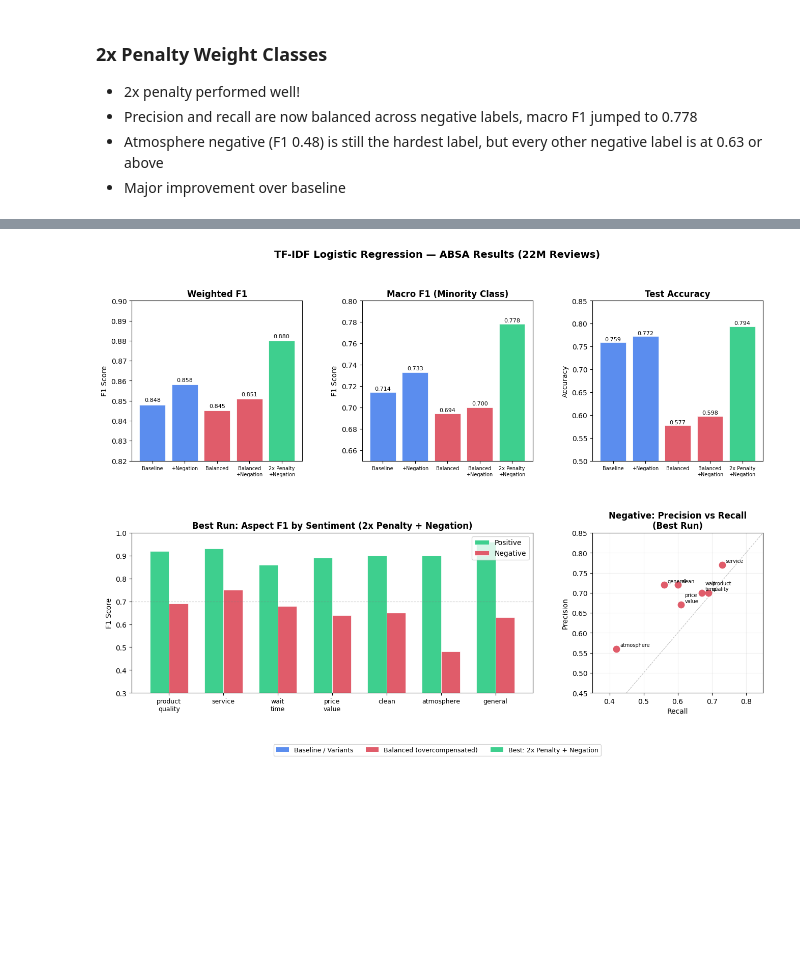
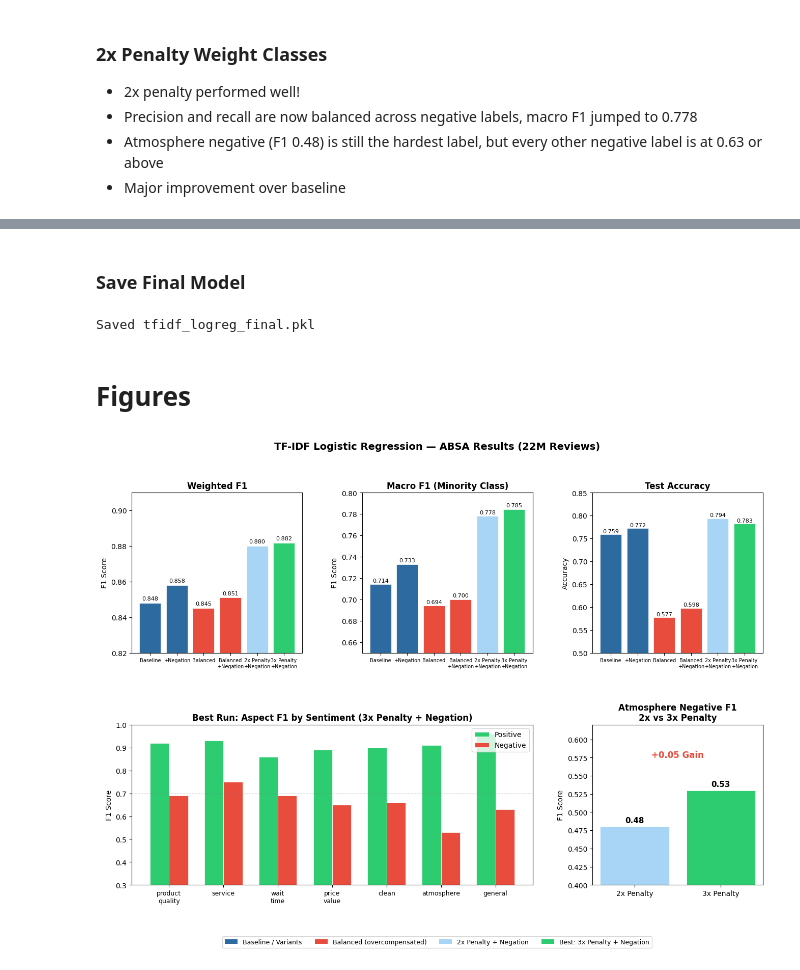
Before and after one commit to zmosDS/google_review_insights, a Jupyter notebook: notebooks/05_model_tfidf.ipynb, the cells around one changed output, grey strips where cells are left out. Cells and saved outputs as stored; diff of their text form; code cells hidden in the pictures; blank space fills up the shorter version.

Commit message:
Add figures, update README, save models
Save models, replace legacy chart files with figures directory, and clean up notebook outputs. Update README with full project results, figures.

```diff
--- a/notebooks/05_model_tfidf.ipynb
+++ b/notebooks/05_model_tfidf.ipynb
@@ -367,18 +444,28 @@ product_quality_positive       0.90      0.94      0.92    699524
+# %% [markdown]
+### Save Final Model
+# %%
+joblib.dump(clf_4, '../models/tfidf_logreg_final.pkl')
+print("Saved tfidf_logreg_final.pkl")
+# %% [output]
+Saved tfidf_logreg_final.pkl
+# %% [markdown]
+# Figures
 # %%
-import matplotlib.pyplot as plt
-import numpy as np
-import matplotlib.gridspec as gridspec
+# Figure 1
+# TF-IDF + LogReg Comparison
 
-runs       = ['Baseline', '+Negation', 'Balanced', 'Balanced\n+Negation', '2x Penalty\n+Negation']
-weighted   = [0.848, 0.858, 0.845, 0.851, 0.880]
-macro      = [0.714, 0.733, 0.694, 0.700, 0.778]
-accuracy   = [0.759, 0.772, 0.577, 0.598, 0.794]
+runs       = ['Baseline', '+Negation', 'Balanced', 'Balanced\n+Negation', '2x Penalty\n+Negation', '3x Penalty\n+Negation']
+weighted   = [0.848, 0.858, 0.845, 0.851, 0.880, 0.8817]
+macro      = [0.714, 0.733, 0.694, 0.700, 0.778, 0.7846]
+accuracy   = [0.759, 0.772, 0.577, 0.598, 0.794, 0.7827]
+colors     = ['#2d6a9f', '#2d6a9f', '#e74c3c', '#e74c3c', '#a8d5f5', '#2ecc71']
 
 aspects = ['product\nquality', 'service', 'wait\ntime', 'price\nvalue', 'clean', 'atmosphere', 'general']
-pos_f1  = [0.92, 0.93, 0.86, 0.89, 0.90, 0.90, 0.96]
-neg_f1  = [0.69, 0.75, 0.68, 0.64, 0.65, 0.48, 0.63]
+pos_f1  = [0.92, 0.93, 0.86, 0.89, 0.90, 0.91, 0.96]
+neg_f1  = [0.69, 0.75, 0.69, 0.65, 0.66, 0.53, 0.63]
 
-colors = ['#5b8dee', '#5b8dee', '#e05c6a', '#e05c6a', '#3ecf8e']
+atm_2x = 0.48
+atm_3x = 0.53
 
 fig = plt.figure(figsize=(16, 10))
 fig.suptitle('TF-IDF Logistic Regression — ABSA Results (22M Reviews)', fontsize=14, fontweight='bold', y=0.98)
@@ -387,7 +474,7 @@ gs = gridspec.GridSpec(2, 3, figure=fig, hspace=0.45, wspace=0.35)
 # 1 - Weighted F1
 ax1 = fig.add_subplot(gs[0, 0])
 bars = ax1.bar(runs, weighted, color=colors, edgecolor='white', linewidth=0.5)
-ax1.set_ylim(0.82, 0.90)
+ax1.set_ylim(0.82, 0.91)
 ax1.set_title('Weighted F1', fontweight='bold')
 ax1.set_ylabel('F1 Score')
 for bar, val in zip(bars, weighted):
@@ -404,52 +491,51 @@ for bar, val in zip(bars, macro):
     ax2.text(bar.get_x() + bar.get_width()/2, bar.get_height() + 0.001, f'{val:.3f}', ha='center', va='bottom', fontsize=8)
 ax2.tick_params(axis='x', labelsize=7)
 
 # 3 - Accuracy
 ax3 = fig.add_subplot(gs[0, 2])
 bars = ax3.bar(runs, accuracy, color=colors, edgecolor='white', linewidth=0.5)
 ax3.set_ylim(0.50, 0.85)
 ax3.set_title('Test Accuracy', fontweight='bold')
 ax3.set_ylabel('Accuracy')
 for bar, val in zip(bars, accuracy):
     ax3.text(bar.get_x() + bar.get_width()/2, bar.get_height() + 0.001, f'{val:.3f}', ha='center', va='bottom', fontsize=8)
 ax3.tick_params(axis='x', labelsize=7)
 
 # 4 - Aspect F1 best run grouped
 ax4 = fig.add_subplot(gs[1, :2])
 x = np.arange(len(aspects))
 width = 0.35
-ax4.bar(x - width/2, pos_f1, width, label='Positive', color='#3ecf8e', edgecolor='white', linewidth=0.5)
-ax4.bar(x + width/2, neg_f1, width, label='Negative', color='#e05c6a', edgecolor='white', linewidth=0.5)
+ax4.bar(x - width/2, pos_f1, width, label='Positive', color='#2ecc71', edgecolor='white', linewidth=0.5)
+ax4.bar(x + width/2, neg_f1, width, label='Negative', color='#e74c3c', edgecolor='white', linewidth=0.5)
 ax4.set_xticks(x)
 ax4.set_xticklabels(aspects, fontsize=9)
 ax4.set_ylim(0.3, 1.0)
-ax4.set_title('Best Run: Aspect F1 by Sentiment (2x Penalty + Negation)', fontweight='bold')
+ax4.set_title('Best Run: Aspect F1 by Sentiment (3x Penalty + Negation)', fontweight='bold')
 ax4.set_ylabel('F1 Score')
 ax4.legend()
 ax4.axhline(0.7, color='gray', linestyle='--', linewidth=0.8, alpha=0.5)
 
-# 5 - Precision vs Recall scatter best run
-precision_neg = [0.70, 0.77, 0.70, 0.67, 0.72, 0.56, 0.72]
-recall_neg    = [0.69, 0.73, 0.67, 0.61, 0.60, 0.42, 0.56]
+# 5 - Atmosphere 2x vs 3x zoom
 ax5 = fig.add_subplot(gs[1, 2])
-ax5.scatter(recall_neg, precision_neg, color='#e05c6a', s=80, zorder=3)
-for i, asp in enumerate(aspects):
-    ax5.annotate(asp, (recall_neg[i], precision_neg[i]), textcoords='offset points', xytext=(5, 3), fontsize=7)
-ax5.plot([0, 1], [0, 1], 'gray', linestyle='--', linewidth=0.8, alpha=0.5)
-ax5.set_xlim(0.35, 0.85)
-ax5.set_ylim(0.45, 0.85)
-ax5.set_xlabel('Recall')
-ax5.set_ylabel('Precision')
-ax5.set_title('Negative: Precision vs Recall\n(Best Run)', fontweight='bold')
-ax5.grid(True, alpha=0.2)
+atm_bars = ax5.bar(['2x Penalty', '3x Penalty'], [atm_2x, atm_3x],
+                   color=['#a8d5f5', '#2ecc71'], edgecolor='white', linewidth=0.5, width=0.8)
+ax5.set_ylim(0.40, 0.62)
+ax5.set_title('Atmosphere Negative F1\n2x vs 3x Penalty', fontweight='bold')
+ax5.set_ylabel('F1 Score')
+for bar, val in zip(atm_bars, [atm_2x, atm_3x]):
+    ax5.text(bar.get_x() + bar.get_width()/2, bar.get_height() + 0.003,
+             f'{val:.2f}', ha='center', va='bottom', fontsize=11, fontweight='bold')
+ax5.annotate('+0.05 Gain', xy=(0.5, 0.575), xycoords='data',
+             ha='center', fontsize=12, color='#e74c3c', fontweight='bold')
 
 from matplotlib.patches import Patch
-legend_elements = [Patch(facecolor='#5b8dee', label='Baseline / Variants'),
-                   Patch(facecolor='#e05c6a', label='Balanced (overcompensated)'),
-                   Patch(facecolor='#3ecf8e', label='Best: 2x Penalty + Negation')]
-fig.legend(handles=legend_elements, loc='lower center', ncol=3, fontsize=9, bbox_to_anchor=(0.5, -0.02))
+legend_elements = [Patch(facecolor='#2d6a9f', label='Baseline / Variants'),
+                   Patch(facecolor='#e74c3c', label='Balanced (overcompensated)'),
+                   Patch(facecolor='#a8d5f5', label='2x Penalty + Negation'),
+                   Patch(facecolor='#2ecc71', label='Best: 3x Penalty + Negation')]
+fig.legend(handles=legend_elements, loc='lower center', ncol=4, fontsize=9, bbox_to_anchor=(0.5, -0.02))
 
-plt.savefig('../charts/tfidf_comparison.png', dpi=150, bbox_inches='tight')
+plt.savefig('../figures/figure1_tfidf_comparison.png', dpi=150, bbox_inches='tight')
 plt.show()
 # %% [output]
-[figure, old version]
+[figure, new version]
```
Also changed, not shown: parts of 10 cells of this notebook, 16 other files.
